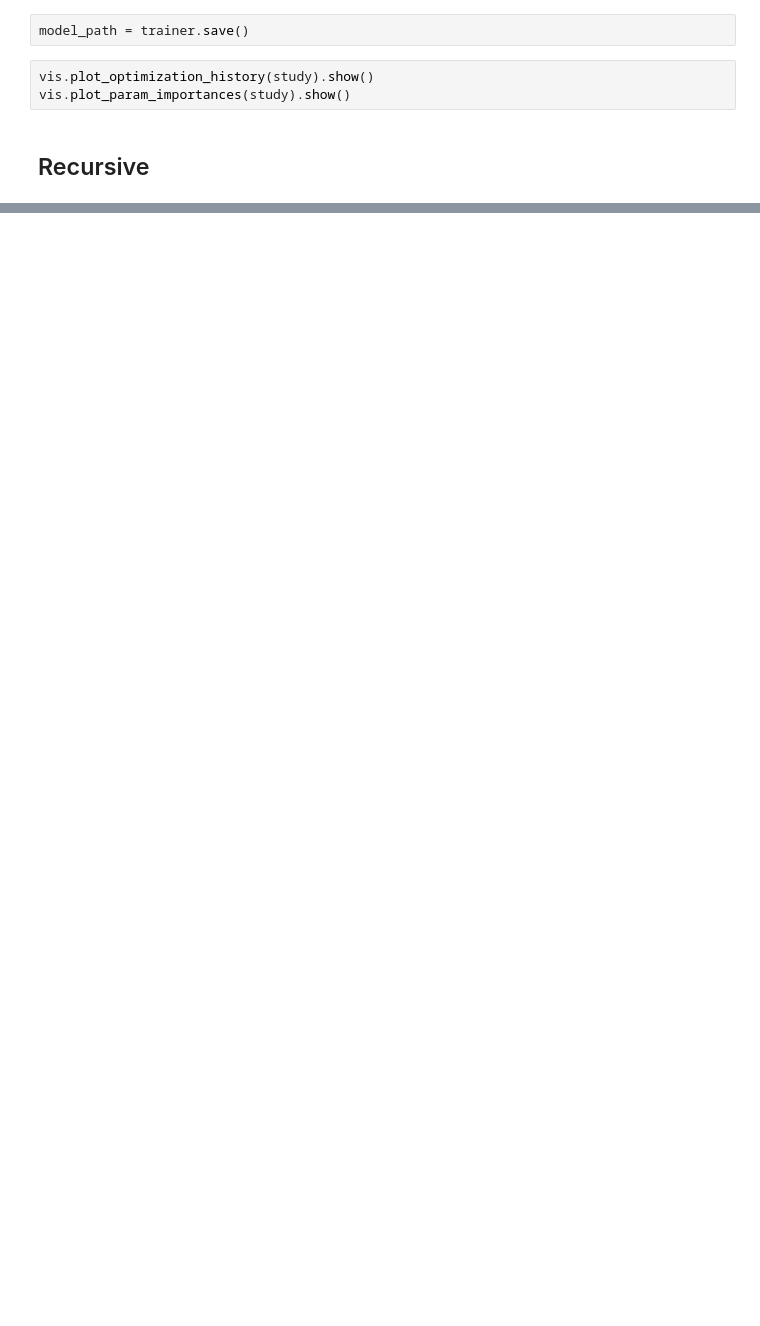
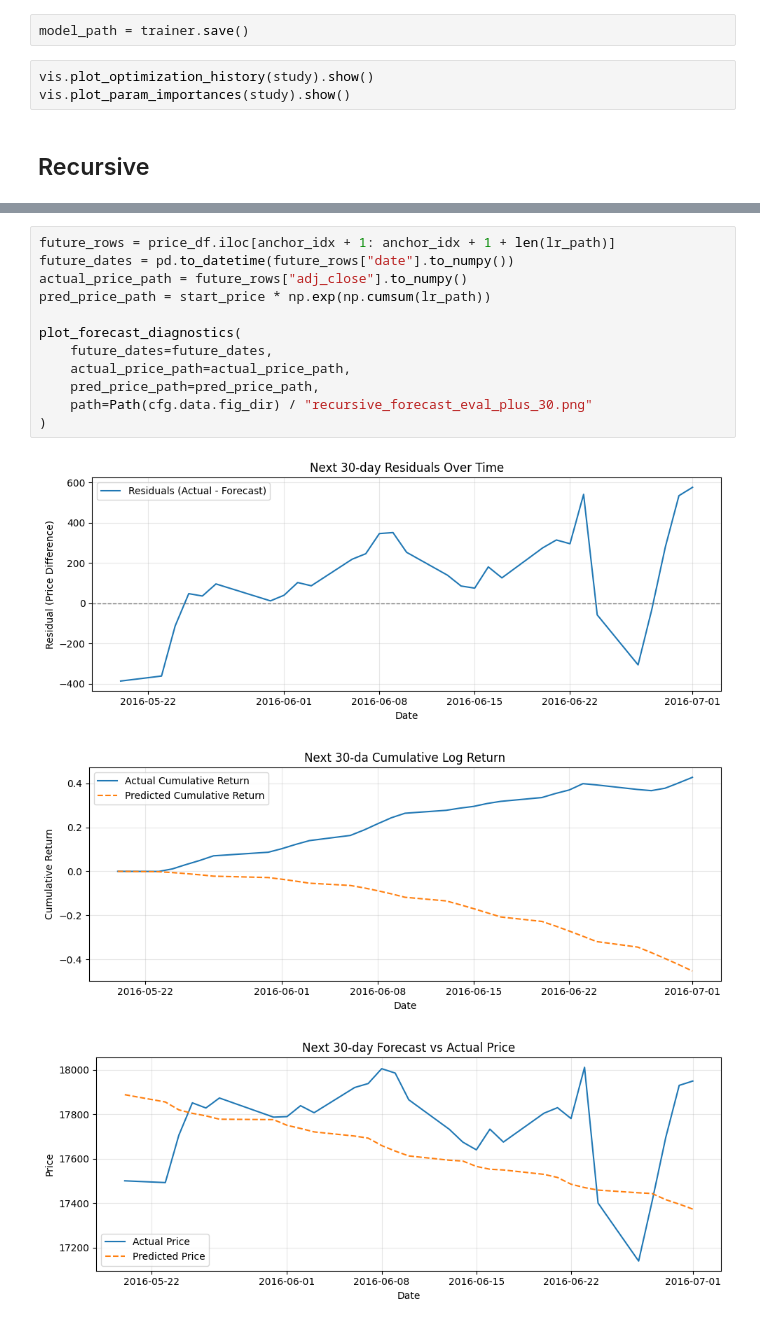
Before and after one commit to vitoco84/ml-stock-sent, a Jupyter notebook: notebooks/05_train_recursive_forecast.ipynb, the cells around one changed output, grey strips where cells are left out. Cells and saved outputs as stored; diff of their text form; blank space fills up the shorter version.

```diff
--- a/notebooks/05_train_recursive_forecast.ipynb
+++ b/notebooks/05_train_recursive_forecast.ipynb
@@ -176,0 +181,16 @@ plot_price_overlay_next_30(
+# %%
+future_rows = price_df.iloc[anchor_idx + 1: anchor_idx + 1 + len(lr_path)]
+future_dates = pd.to_datetime(future_rows["date"].to_numpy())
+actual_price_path = future_rows["adj_close"].to_numpy()
+pred_price_path = start_price * np.exp(np.cumsum(lr_path))
+
+plot_forecast_diagnostics(
+    future_dates=future_dates,
+    actual_price_path=actual_price_path,
+    pred_price_path=pred_price_path,
+    path=Path(cfg.data.fig_dir) / "recursive_forecast_eval_plus_30.png"
+)
+# %% [output]
+[figure, added]
+[figure, added]
+[figure, added]
```
Also changed, not shown: parts of 10 cells of this notebook, 37 other files.
